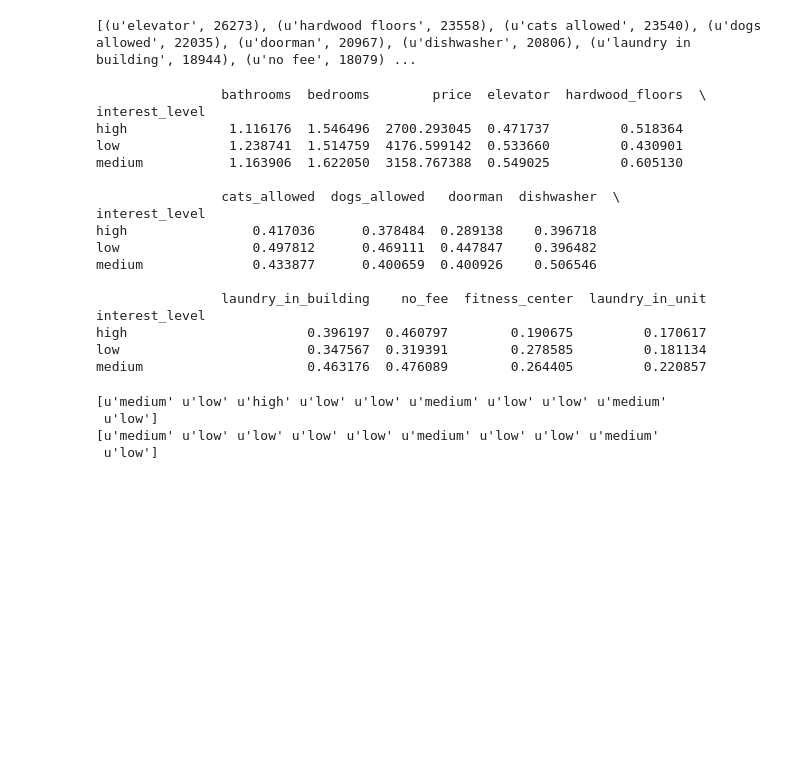
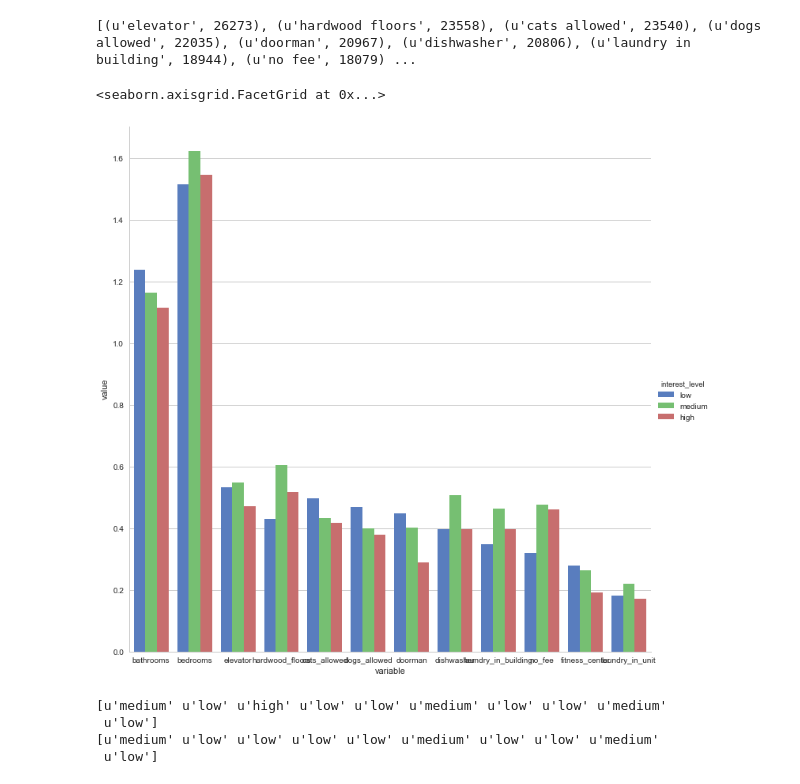
Before and after one commit to phildeutsch/rentals, a Jupyter notebook: rentals.ipynb, the cells around one changed output. Cells and saved outputs as stored; diff of their text form; code cells hidden in the pictures; blank space fills up the shorter version.

```diff
--- a/rentals.ipynb
+++ b/rentals.ipynb
@@ -1,13 +1,19 @@
 # %%
 import json
 
+import itertools
+from collections import Counter
 import pandas as pd
 import numpy as np
 import matplotlib.pyplot as plt
 import seaborn as sns
 
+from sklearn.ensemble import RandomForestClassifier
+
 %matplotlib inline
+sns.set(style="whitegrid")
 
+import rental_utils
 from rental_utils import *; reload(rental_utils)
 # %% [output]
 <module 'rental_utils' from 'rental_utils.pyc'>
@@ -43,22 +46,7 @@ test = add_features(test, features, feature_names)
 independent = ['bathrooms', 'bedrooms', 'price'] + feature_names
 # %%
 interest_averages = train[independent+['interest_level']].groupby('interest_level').aggregate(np.mean)
-print(interest_averages)
+interest_averages['interest_level'] = interest_averages.index
+# print(interest_averages)
+
+interest_melted = pd.melt(interest_averages, id_vars=['interest_level'], value_vars=independent)
-# %% [output]
-                bathrooms  bedrooms        price  elevator  hardwood_floors  \
-interest_level
-high             1.116176  1.546496  2700.293045  0.471737         0.518364
-low              1.238741  1.514759  4176.599142  0.533660         0.430901
-medium           1.163906  1.622050  3158.767388  0.549025         0.605130
-
-                cats_allowed  dogs_allowed   doorman  dishwasher  \
-interest_level
-high                0.417036      0.378484  0.289138    0.396718
-low                 0.497812      0.469111  0.447847    0.396482
-medium              0.433877      0.400659  0.400926    0.506546
-
-                laundry_in_building    no_fee  fitness_center  laundry_in_unit
-interest_level
-high                       0.396197  0.460797        0.190675         0.170617
-low                        0.347567  0.319391        0.278585         0.181134
-medium                     0.463176  0.476089        0.264405         0.220857
@@ -67,3 +53,10 @@ from sklearn.ensemble import RandomForestClassifier
+# %%
+sns.factorplot(x="variable", y="value", hue="interest_level",
+               data=interest_melted.loc[interest_melted['variable']!='price'],
+               size=10, kind="bar", palette="muted", hue_order=['low', 'medium', 'high'])
+# %% [output]
+<seaborn.axisgrid.FacetGrid at 0x...>
+[figure, added]
 # %%
 model = RandomForestClassifier()
 model.fit(train[independent], train['interest_level'])
```
Also changed, not shown: parts of 4 cells of this notebook.
